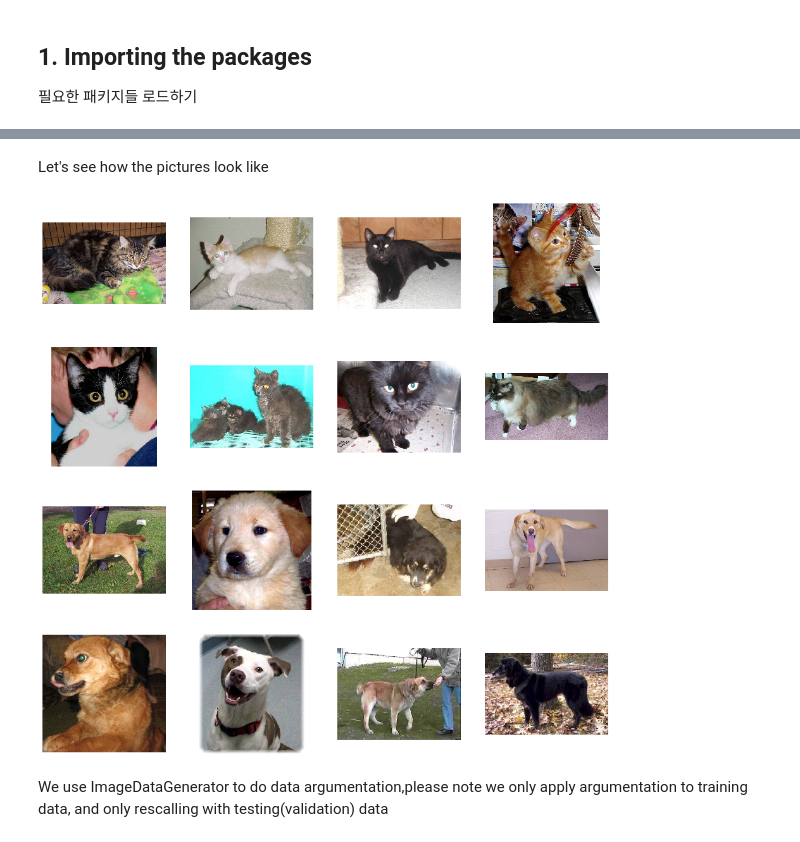
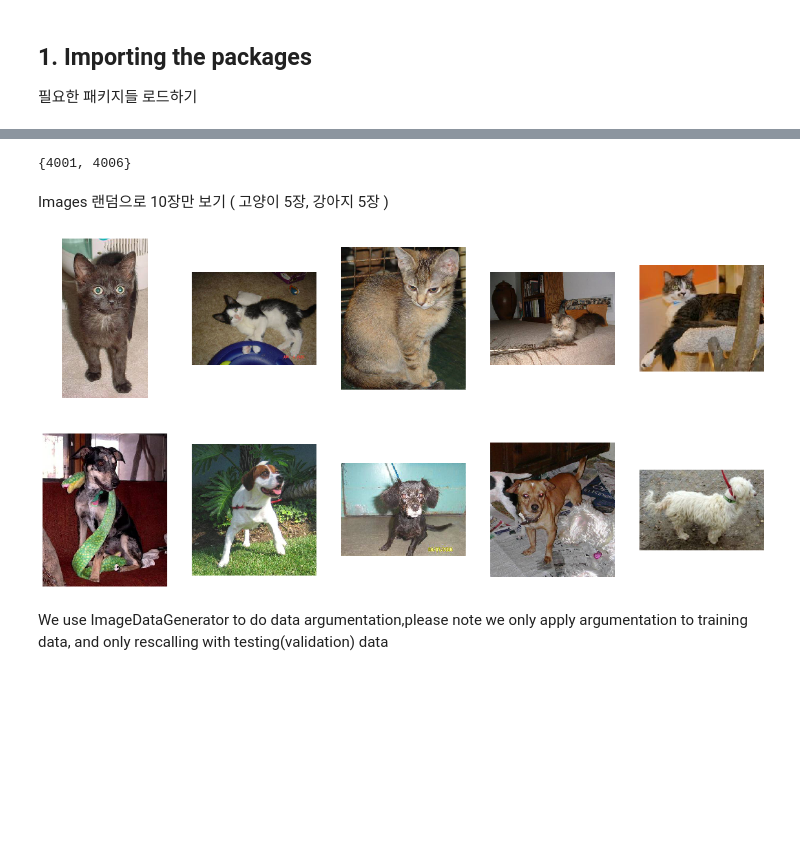
Before and after one commit to happyinception/my_first_deep_learning, a Jupyter notebook: source/1_my_first_deep_learning.ipynb, the cells around one changed output, grey strips where cells are left out. Drawn from its saved outputs; the diff is of its cells as text; code cells hidden in the pictures; blank space fills up the shorter version.

```diff
--- a/source/1_my_first_deep_learning.ipynb
+++ b/source/1_my_first_deep_learning.ipynb
@@ -39,22 +34,31 @@ pic_index=0
-# %% [markdown]
-Let's see how the pictures look like
+# %%
+{len(train_cat_fnames),len(train_dog_fnames)} # Training set 갯수
+# %% [output]
+{4001, 4006}
+# %% [markdown]
+Images 랜덤으로 10장만 보기 ( 고양이 5장, 강아지 5장 )
 # %%
-fig=plt.gcf()
-fig.set_size_inches(nrows*4,ncols*4)
+nrows=2
+ncols=5
 
-pic_index+=8
+cats=np.random.choice(train_cat_fnames, ncols, replace=False)
+cats=[os.path.join(train_cat_dir,fname) for fname in cats]
+dogs=np.random.choice(train_dog_fnames, ncols, replace=False)
+dogs=[os.path.join(train_dog_dir,fname) for fname in dogs]
 
-next_cat_pix=[os.path.join(train_cat_dir,fname) for fname in train_cat_fnames[pic_index-8:pic_index]]
-next_dog_pix=[os.path.join(train_dog_dir,fname) for fname in train_dog_fnames[pic_index-8:pic_index]]
+all_pics=np.concatenate((cats,dogs),axis=0)
 
-for i,img_path in enumerate(next_cat_pix+next_dog_pix):
+fig=plt.figure()
+fig.set_size_inches(20,10)
+
+for i,img_path in enumerate(all_pics):
     sp=plt.subplot(nrows,ncols,i+1)
     sp.axis('off')
 
     img=mpimage.imread(img_path)
     plt.imshow(img)
 # %% [output]
-[figure, old version]
+[figure, new version]
 # %% [markdown]
 We use ImageDataGenerator to do data argumentation,please note we only apply argumentation to training data, and only rescalling with testing(validation) data
 # %%
```
Also changed, not shown: parts of 3 cells of this notebook.
